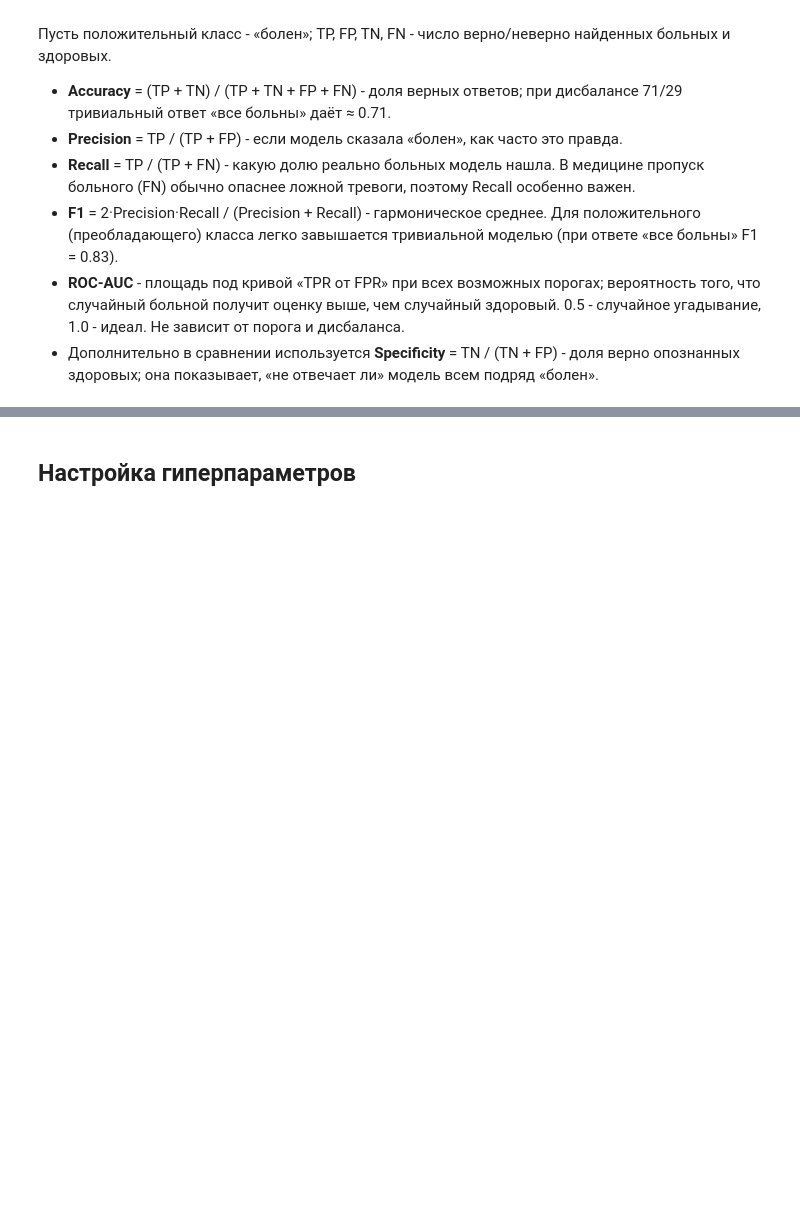
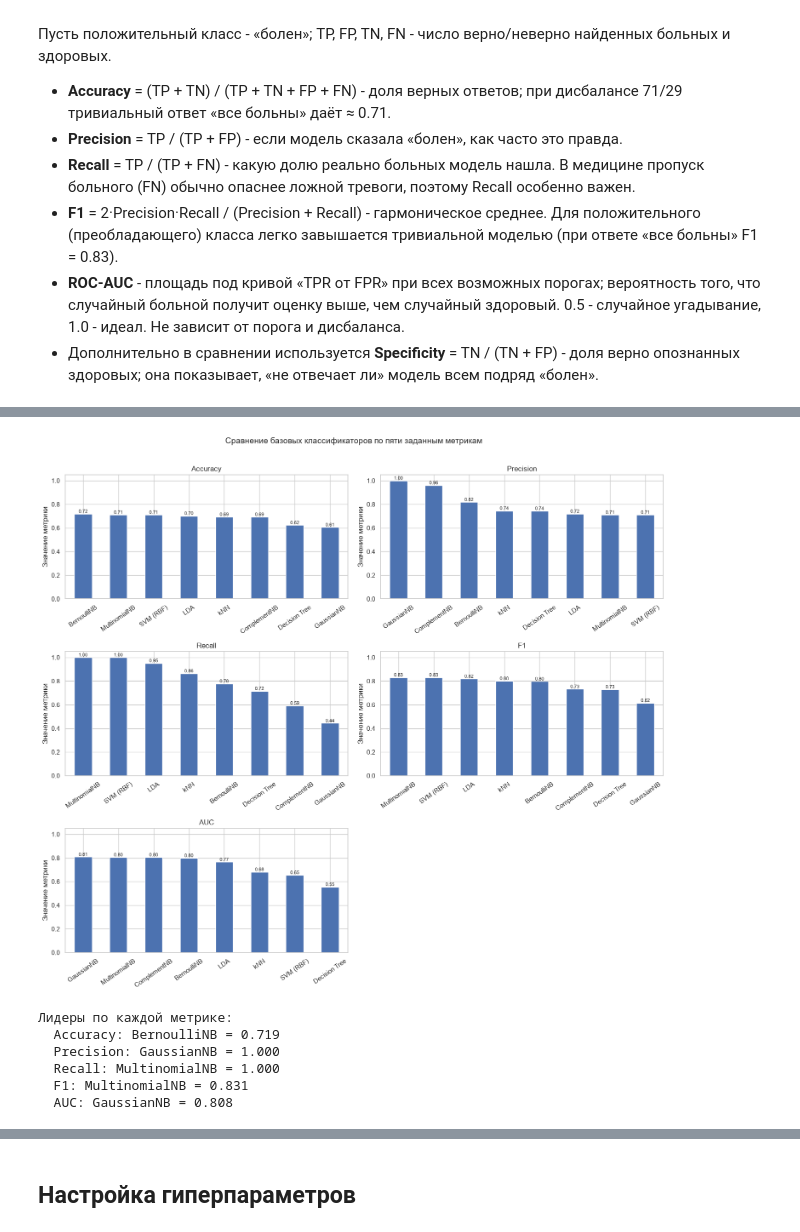
Before and after one commit to violllin/lab2_classification, a Jupyter notebook: lab2.ipynb, the cells around one changed output, grey strips where cells are left out. Drawn from its saved outputs; the diff is of its cells as text; code cells hidden in the pictures; blank space fills up the shorter version.

```diff
--- a/lab2.ipynb
+++ b/lab2.ipynb
@@ -249,0 +410,29 @@ summary
+# %%
+metrics_to_plot = ['Accuracy', 'Precision', 'Recall', 'F1', 'AUC']
+fig, axes = plt.subplots(3, 2, figsize=(15, 13))
+for ax, metric in zip(axes.flat, metrics_to_plot):
+    values = baseline_df[metric].sort_values(ascending=False)
+    values.plot(kind='bar', ax=ax)
+    ax.set_title(metric)
+    ax.set_ylim(0, 1.05)
+    ax.set_ylabel('Значение метрики')
+    ax.tick_params(axis='x', rotation=35)
+    for p in ax.patches:
+        ax.annotate(f'{p.get_height():.2f}', (p.get_x()+p.get_width()/2, p.get_height()), ha='center', va='bottom', fontsize=8)
+axes.flat[-1].axis('off')
+fig.suptitle('Сравнение базовых классификаторов по пяти заданным метрикам', y=1.01, fontsize=14)
+plt.tight_layout()
+plt.show()
+
+print('Лидеры по каждой метрике:')
+for metric in metrics_to_plot:
+    best_name = baseline_df[metric].idxmax()
+    print(f'  {metric}: {best_name} = {baseline_df.loc[best_name, metric]:.3f}')
+# %% [output]
+[figure, added]
+Лидеры по каждой метрике:
+  Accuracy: BernoulliNB = 0.719
+  Precision: GaussianNB = 1.000
+  Recall: MultinomialNB = 1.000
+  F1: MultinomialNB = 0.831
+  AUC: GaussianNB = 0.808
```
Also changed, not shown: parts of 21 cells of this notebook.
